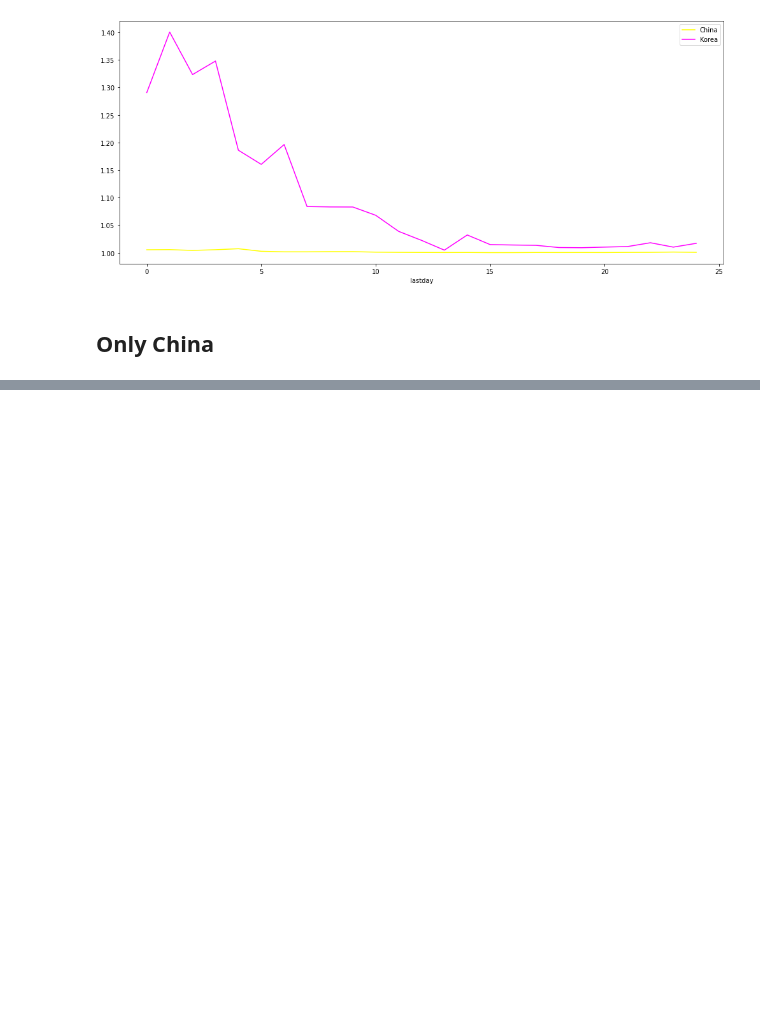
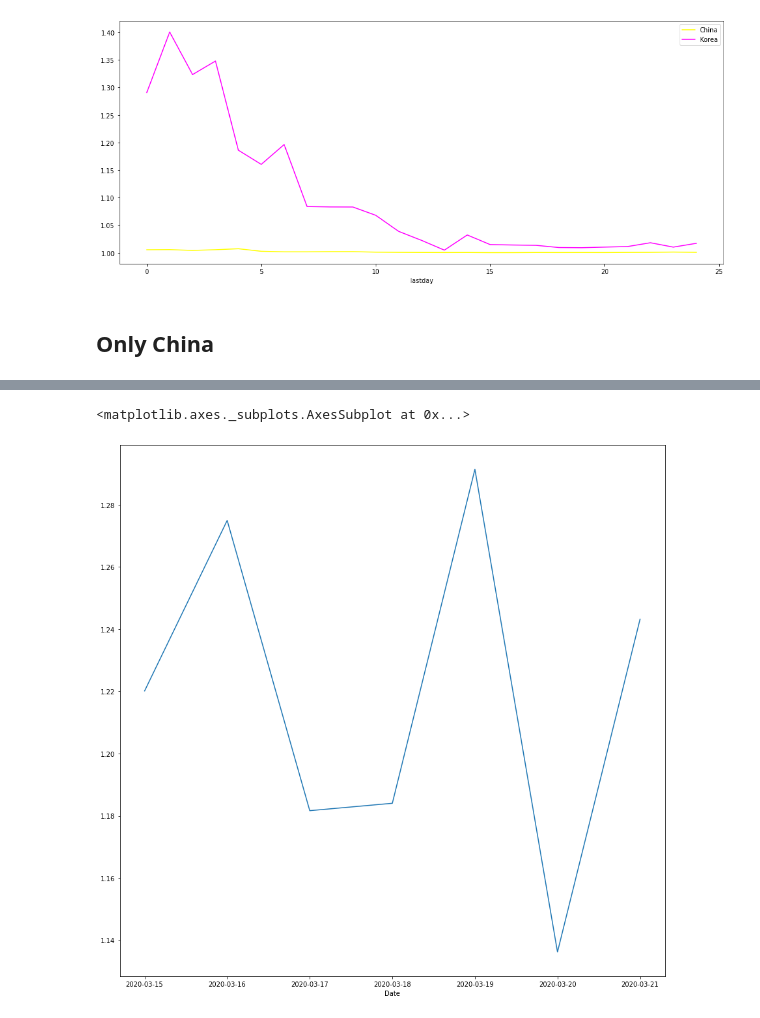
Before and after one commit to nopaixx/covid19, a Jupyter notebook: covid19.ipynb, the cells around one changed output, grey strips where cells are left out. Saved outputs shown, nothing was run; the diff lists cells and outputs as text; code cells hidden in the pictures; blank space fills up the shorter version.

```diff
--- a/covid19.ipynb
+++ b/covid19.ipynb
@@ -218,0 +219,5 @@ china_cases['Factor'][:].plot(figsize=(15,15))
+# %%
+spain_cases['Factor'][43:].plot(figsize=(15,15))
+# %% [output]
+<matplotlib.axes._subplots.AxesSubplot at 0x...>
+[figure, added]
```
Also changed, not shown: parts of 1 cell of this notebook.
